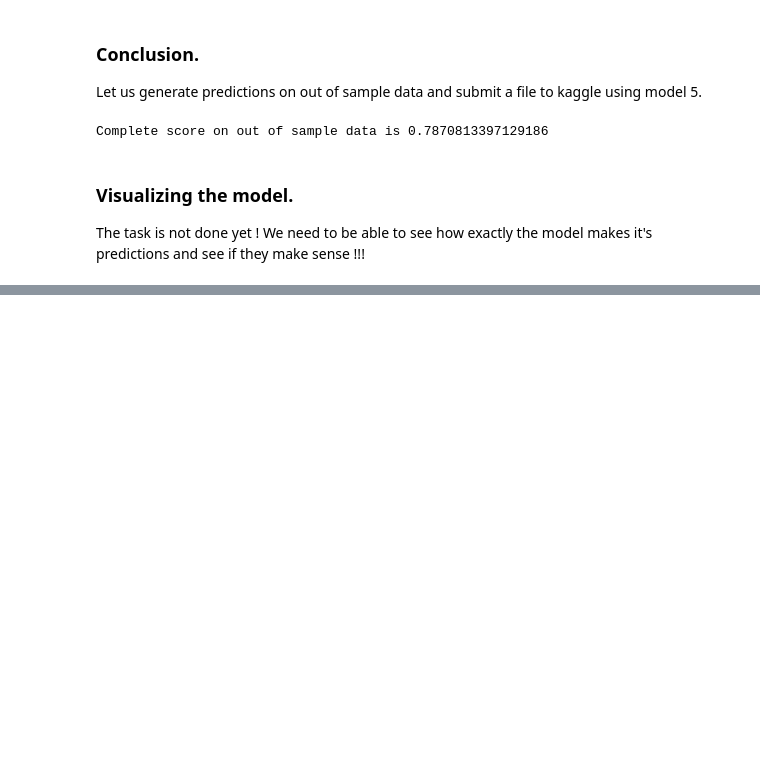
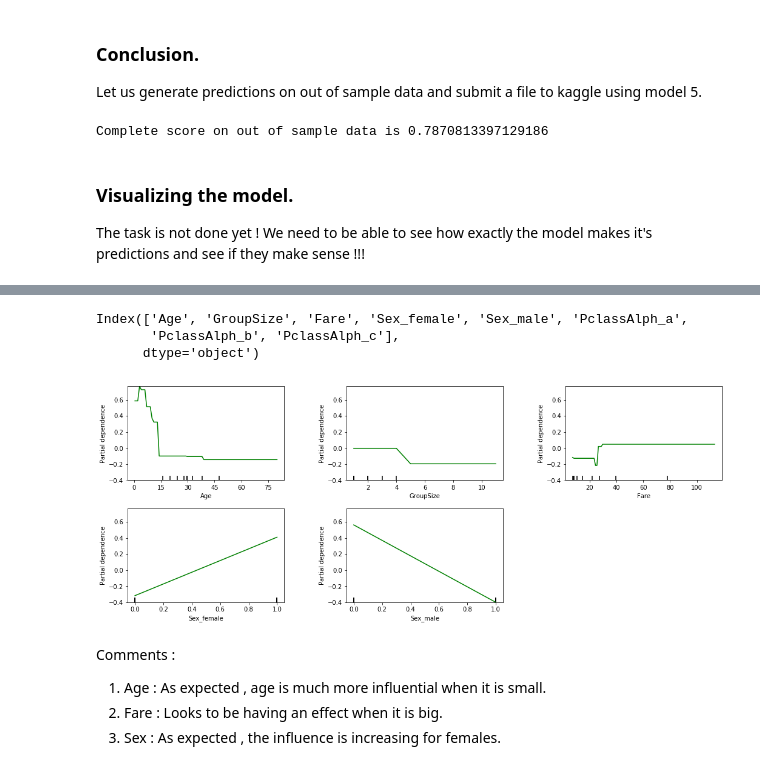
Before and after one commit to babinu-uthup-4JESUS-zz/titanic_survival_prediction, a Jupyter notebook: learn_from_aashita/model_building_and_testing.ipynb, the cells around one changed output, grey strips where cells are left out. Cells and saved outputs as stored; diff of their text form; code cells hidden in the pictures; blank space fills up the shorter version.

```diff
--- a/learn_from_aashita/model_building_and_testing.ipynb
+++ b/learn_from_aashita/model_building_and_testing.ipynb
@@ -352,0 +420,4 @@ xgb.to_graphviz(my_model)
+# %%
+from sklearn.ensemble import GradientBoostingClassifier
+gbcl = GradientBoostingClassifier(n_estimators=22, learning_rate=0.05)
+gbcl.fit(X_train_one_hot_new, Y_train.values.ravel())
@@ -352,0 +433,25 @@ xgb.to_graphviz(my_model)
+# %%
+X_train_one_hot_new.columns
+# %% [output]
+Index(['Age', 'GroupSize', 'Fare', 'Sex_female', 'Sex_male', 'PclassAlph_a',
+       'PclassAlph_b', 'PclassAlph_c'],
+      dtype='object')
+# %%
+from sklearn.ensemble.partial_dependence import plot_partial_dependence
+fig, ax = plt.subplots(1, 1, figsize=(16, 9))
+my_plots = plot_partial_dependence(gbcl,
+                                   features=[0, 1, 2, 3, 4],
+                                   X=X_train_one_hot_new,
+                                   feature_names=['Age',
+                                                  'GroupSize',
+                                                  'Fare',
+                                                  'Sex_female',
+                                                  'Sex_male'],
+                                  ax=ax)
+# %% [output]
+[figure, added]
+# %% [markdown]
+Comments :
+1. Age :  As expected , age is much more influential when it is small.
+2. Fare : Looks to be having an effect when it is big.
+3. Sex : As expected , the influence is increasing for females.
```
Also changed, not shown: parts of 19 cells of this notebook.
